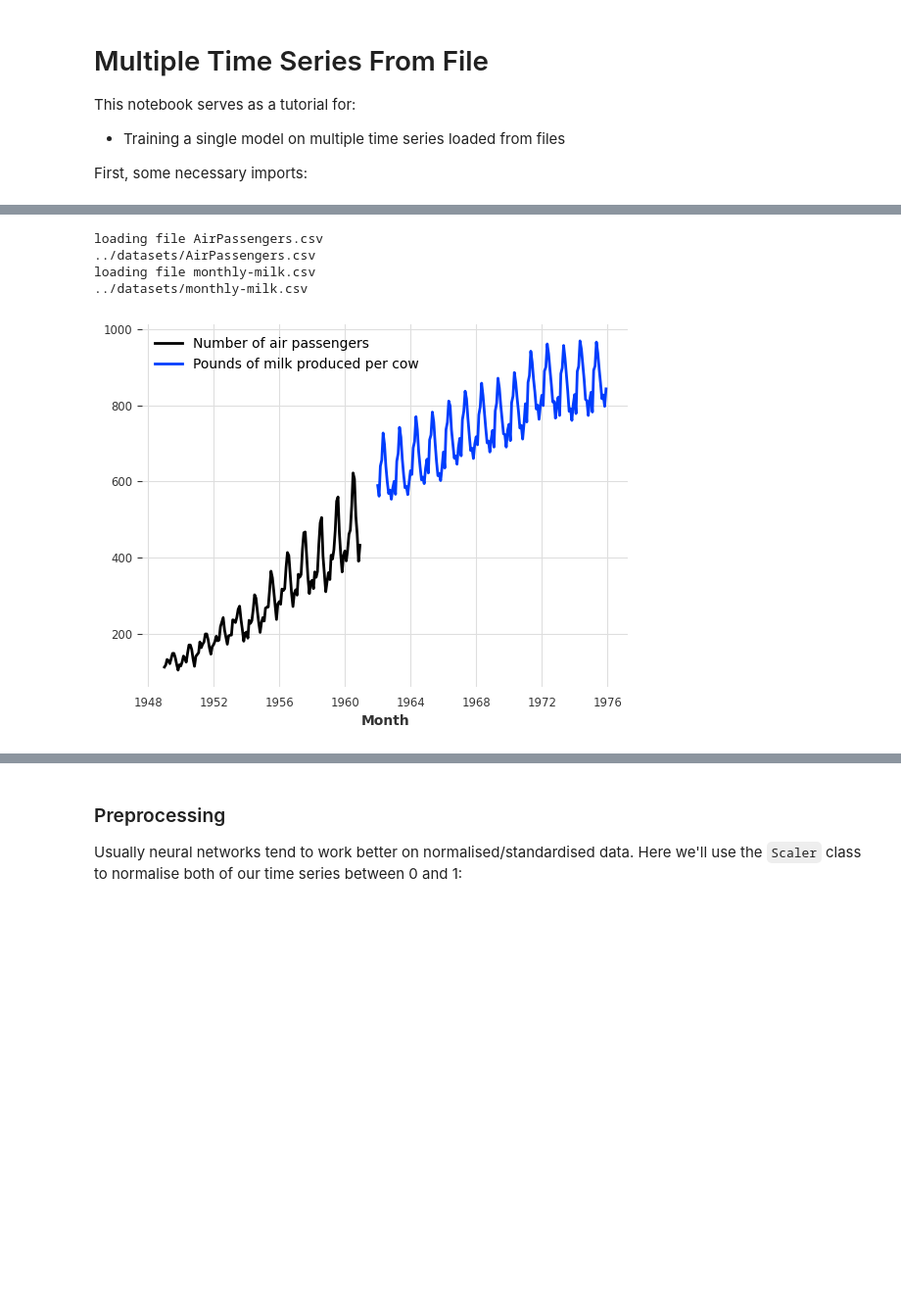
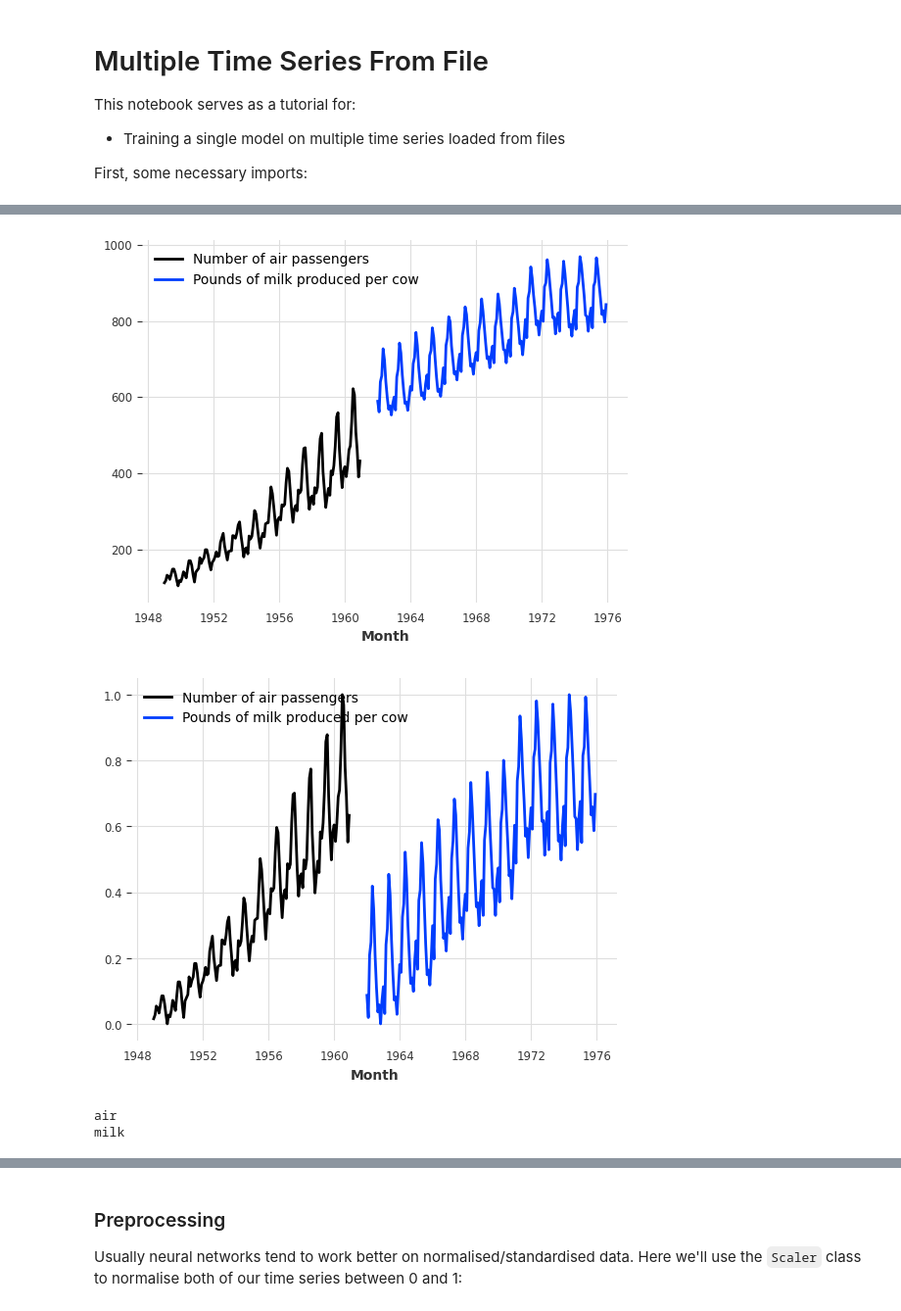
Before and after one commit to dshulman/darts, a Jupyter notebook: examples/99-Multi-time-series-from-file.ipynb, the cells around one changed output, grey strips where cells are left out. Shown at 98% size. Saved outputs shown, nothing was run; the diff lists cells and outputs as text; code cells hidden in the pictures; blank space fills up the shorter version.

```diff
--- a/examples/99-Multi-time-series-from-file.ipynb
+++ b/examples/99-Multi-time-series-from-file.ipynb
@@ -120,16 +136,35 @@ Attributes:
+# %%
+air_series_raw = load_data_file("AirPassengers.csv", raw_data_path)
+air_scaler = create_scaler("MinMaxScaler", "air")
+air_scaler = air_scaler.fit(air_series_raw)
+air_series_scaled = air_scaler.transform(air_series_raw)
+
+milk_series_raw = load_data_file("monthly-milk.csv", raw_data_path)
+milk_scaler = create_scaler("MinMaxScaler", "milk")
+milk_scaler = milk_scaler.fit(milk_series_raw)
+milk_series_scaled = milk_scaler.transform(milk_series_raw)
 # %%
-# series_air = AirPassengersDataset().load()
-# series_milk = MonthlyMilkDataset().load()
+air_series_raw.plot(label="Number of air passengers")
+milk_series_raw.plot(label="Pounds of milk produced per cow")
+plt.legend();
+plt.show()
 
-series_air = lazy_fetch[0]
-series_milk = lazy_fetch[1]
-
-series_air.plot(label="Number of air passengers")
-series_milk.plot(label="Pounds of milk produced per cow")
+air_series_scaled.plot(label="Number of air passengers")
+milk_series_scaled.plot(label="Pounds of milk produced per cow")
 plt.legend();
+plt.show()
 # %% [output]
-loading file AirPassengers.csv
-../datasets/AirPassengers.csv
-loading file monthly-milk.csv
-../datasets/monthly-milk.csv
 [figure]
+[figure, added]
+# %%
+save_scaler(air_scaler, "air.pkl", scaler_path)
+save_scaler(milk_scaler, "milk.pkl", scaler_path)
+del air_scaler
+del milk_scaler
+air_scaler = load_scaler("air.pkl", scaler_path)
+milk_scaler = load_scaler("milk.pkl", scaler_path)
+print(air_scaler)
+print(milk_scaler)
+# %% [output]
+air
+milk
```
Also changed, not shown: parts of 7 cells of this notebook, 4 other files.
